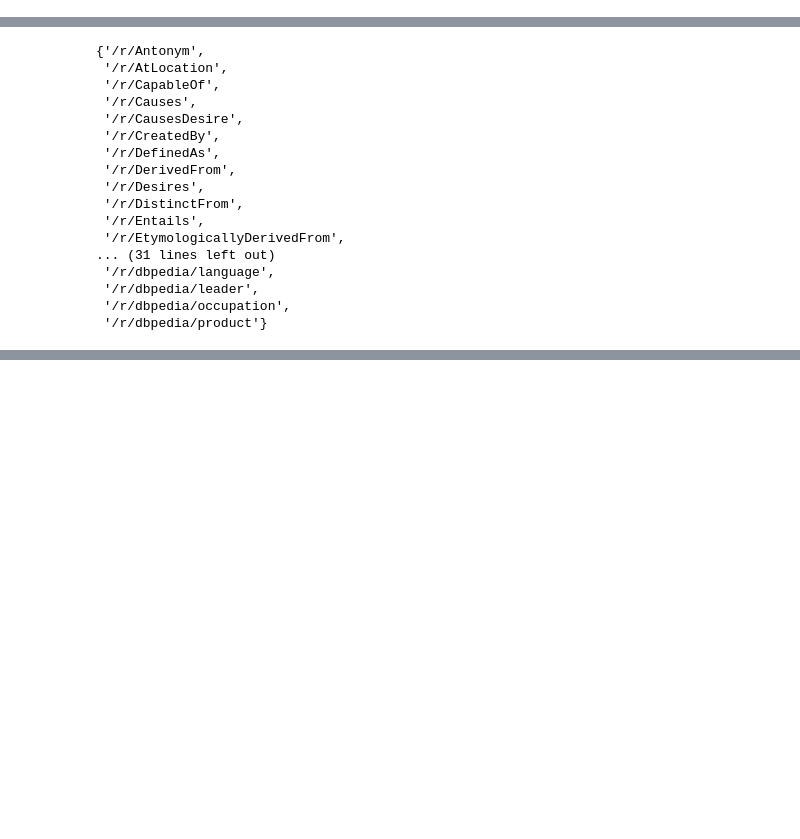
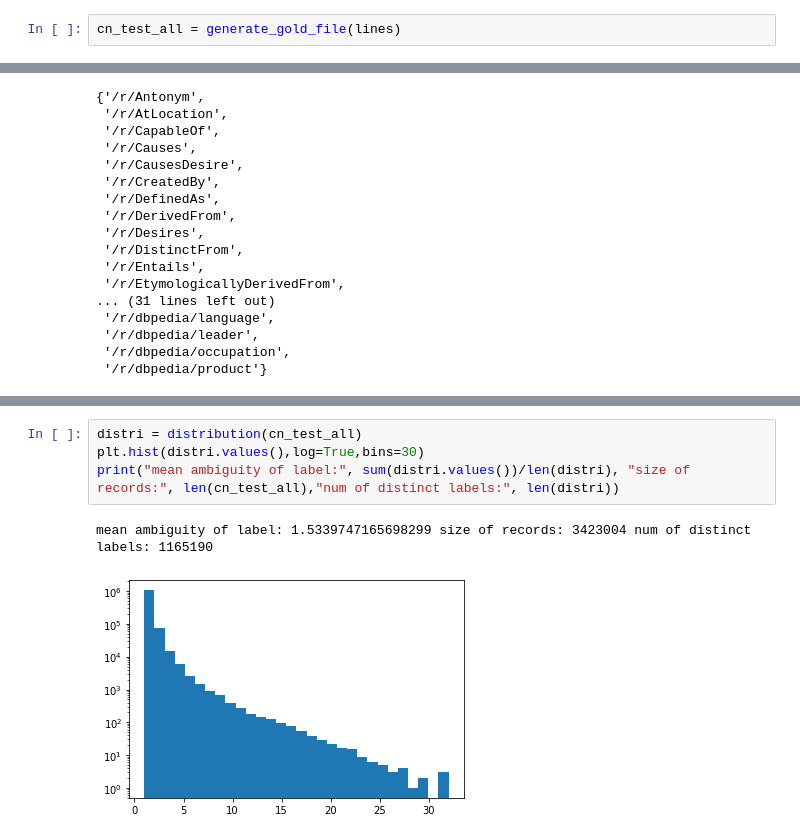
Before and after one commit to usc-isi-i2/cskg, a Jupyter notebook: node resolution/CSKG_node_resolution.ipynb, the cells around one changed output, grey strips where cells are left out. Cells and saved outputs as stored; diff of their text form; blank space fills up the shorter version.

```diff
--- a/node resolution/CSKG_node_resolution.ipynb
+++ b/node resolution/CSKG_node_resolution.ipynb
@@ -620,0 +685,2 @@ cn_test_1k = generate_gold_file(lines_1k)
+# %%
+cn_test_all = generate_gold_file(lines)
@@ -737,0 +806,7 @@ prob1, prob2
+# %%
+distri = distribution(cn_test_all)
+plt.hist(distri.values(),log=True,bins=30)
+print("mean ambiguity of label:", sum(distri.values())/len(distri), "size of records:", len(cn_test_all),"num of distinct labels:", len(distri))
+# %% [output]
+mean ambiguity of label: 1.5339747165698299 size of records: 3423004 num of distinct labels: 1165190
+[figure, added]
```
Also changed, not shown: parts of 25 cells of this notebook.
